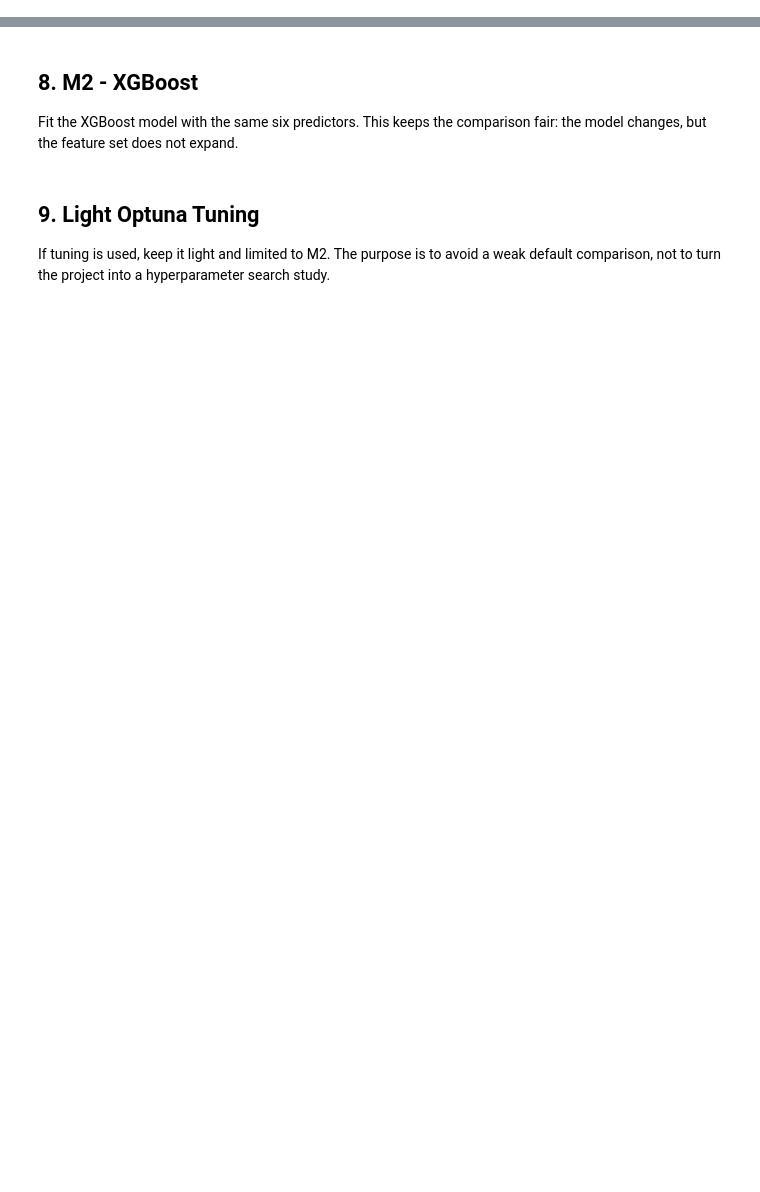
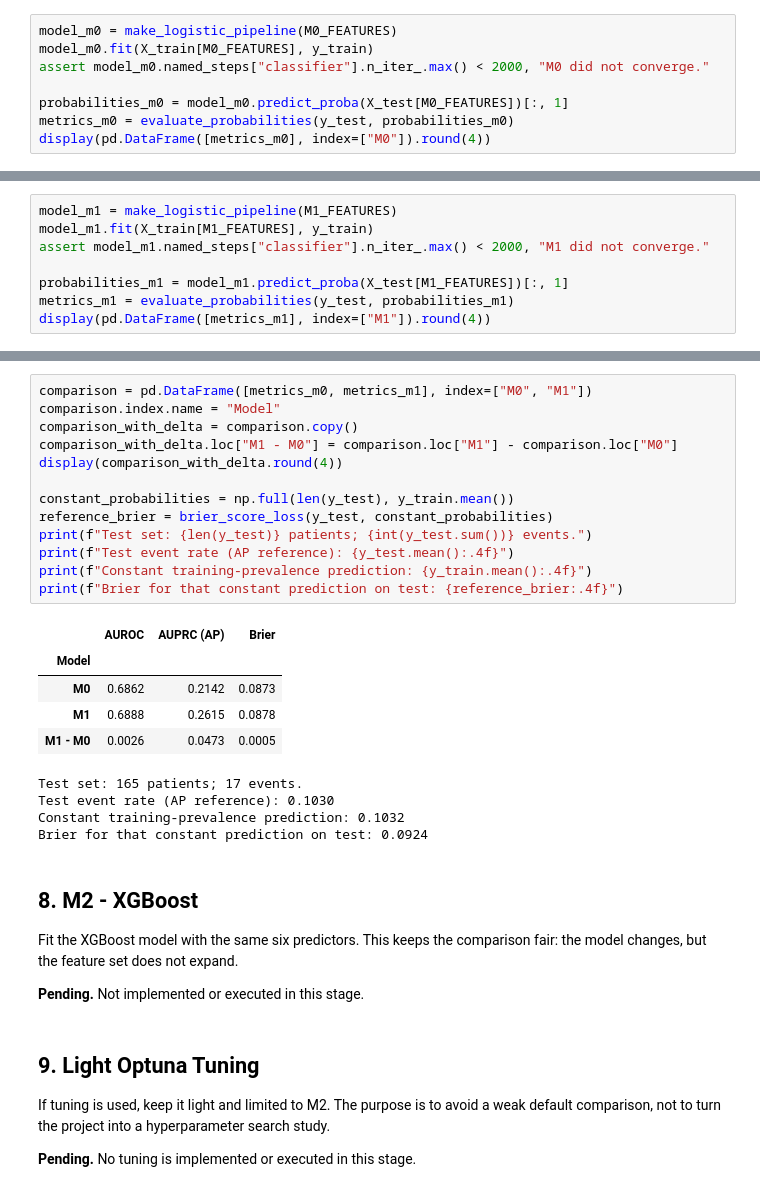
Before and after one commit to luisebh1919/healthcare_data_science_ai_portfolio, a Jupyter notebook: final_project/notebooks/02_readmission_modeling.ipynb, the cells around one changed output, grey strips where cells are left out. Saved outputs shown, nothing was run; the diff lists cells and outputs as text; blank space fills up the shorter version.

```diff
--- a/final_project/notebooks/02_readmission_modeling.ipynb
+++ b/final_project/notebooks/02_readmission_modeling.ipynb
@@ -28,0 +267,8 @@ Fit the baseline logistic regression using age, sex, and previous hospitalizatio
+# %%
+model_m0 = make_logistic_pipeline(M0_FEATURES)
+model_m0.fit(X_train[M0_FEATURES], y_train)
+assert model_m0.named_steps["classifier"].n_iter_.max() < 2000, "M0 did not converge."
+
+probabilities_m0 = model_m0.predict_proba(X_test[M0_FEATURES])[:, 1]
+metrics_m0 = evaluate_probabilities(y_test, probabilities_m0)
+display(pd.DataFrame([metrics_m0], index=["M0"]).round(4))
@@ -32,0 +284,8 @@ Fit the logistic regression model with all six planned predictors. This is the d
+# %%
+model_m1 = make_logistic_pipeline(M1_FEATURES)
+model_m1.fit(X_train[M1_FEATURES], y_train)
+assert model_m1.named_steps["classifier"].n_iter_.max() < 2000, "M1 did not converge."
+
+probabilities_m1 = model_m1.predict_proba(X_test[M1_FEATURES])[:, 1]
+metrics_m1 = evaluate_probabilities(y_test, probabilities_m1)
+display(pd.DataFrame([metrics_m1], index=["M1"]).round(4))
@@ -33,11 +299,38 @@ Fit the logistic regression model with all six planned predictors. This is the d
+# %%
+comparison = pd.DataFrame([metrics_m0, metrics_m1], index=["M0", "M1"])
+comparison.index.name = "Model"
+comparison_with_delta = comparison.copy()
+comparison_with_delta.loc["M1 - M0"] = comparison.loc["M1"] - comparison.loc["M0"]
+display(comparison_with_delta.round(4))
+
+constant_probabilities = np.full(len(y_test), y_train.mean())
+reference_brier = brier_score_loss(y_test, constant_probabilities)
+print(f"Test set: {len(y_test)} patients; {int(y_test.sum())} events.")
+print(f"Test event rate (AP reference): {y_test.mean():.4f}")
+print(f"Constant training-prevalence prediction: {y_train.mean():.4f}")
+print(f"Brier for that constant prediction on test: {reference_brier:.4f}")
+# %% [output]
+|  | AUROC | AUPRC (AP) | Brier |
+| Model |  |  |  |
+| M0 | 0.6862 | 0.2142 | 0.0873 |
+| M1 | 0.6888 | 0.2615 | 0.0878 |
+| M1 - M0 | 0.0026 | 0.0473 | 0.0005 |
+Test set: 165 patients; 17 events.
+Test event rate (AP reference): 0.1030
+Constant training-prevalence prediction: 0.1032
+Brier for that constant prediction on test: 0.0924
 # %% [markdown]
 ## 8. M2 - XGBoost
 
 Fit the XGBoost model with the same six predictors. This keeps the comparison fair: the model changes, but the feature set does not expand.
+
+**Pending.** Not implemented or executed in this stage.
 # %% [markdown]
 ## 9. Light Optuna Tuning
 
 If tuning is used, keep it light and limited to M2. The purpose is to avoid a weak default comparison, not to turn the project into a hyperparameter search study.
+
+**Pending.** No tuning is implemented or executed in this stage.
 # %% [markdown]
 ## 10. Evaluation and SHAP
 
```
Also changed, not shown: parts of 21 cells of this notebook, 3 other files.
